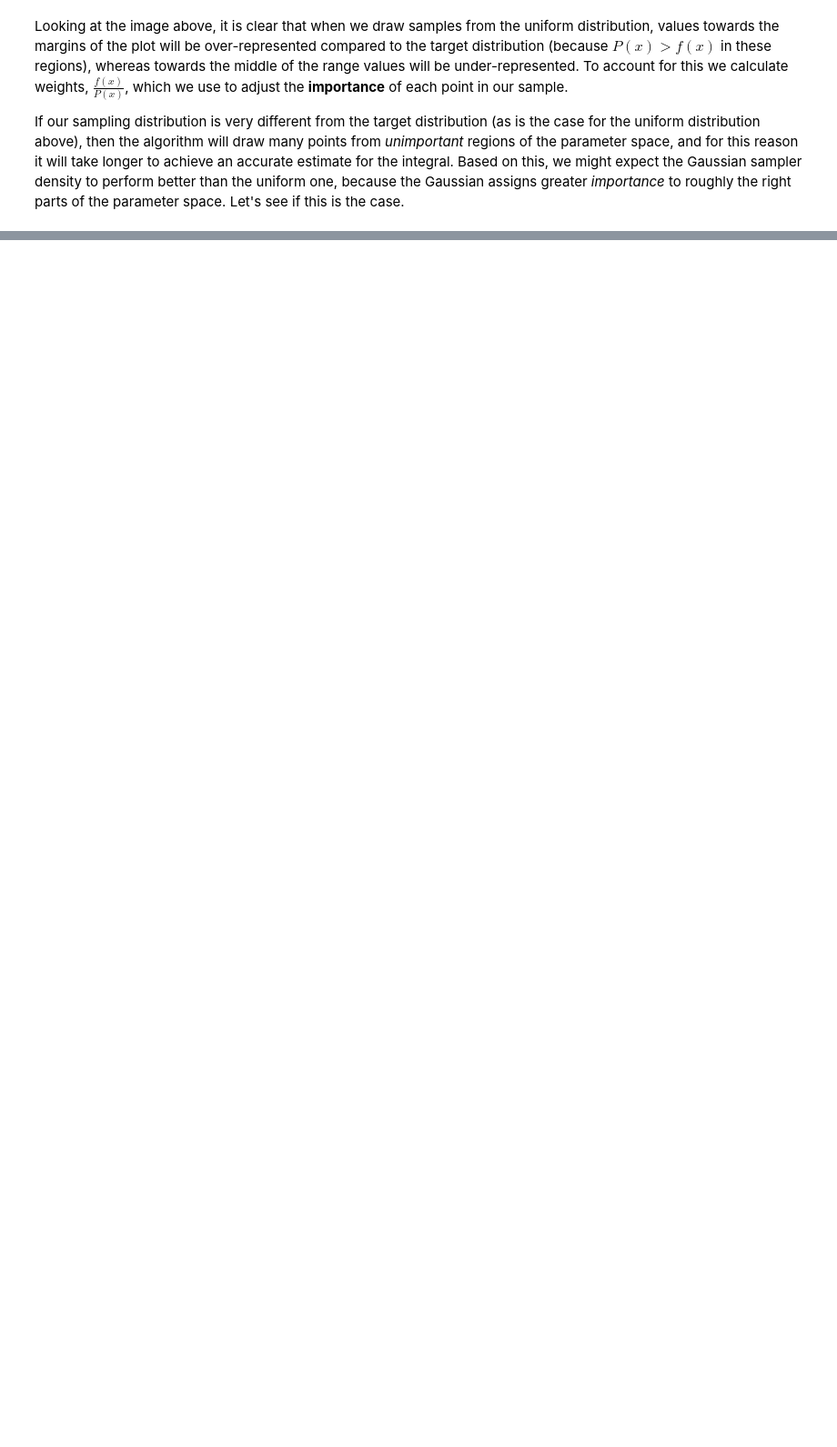
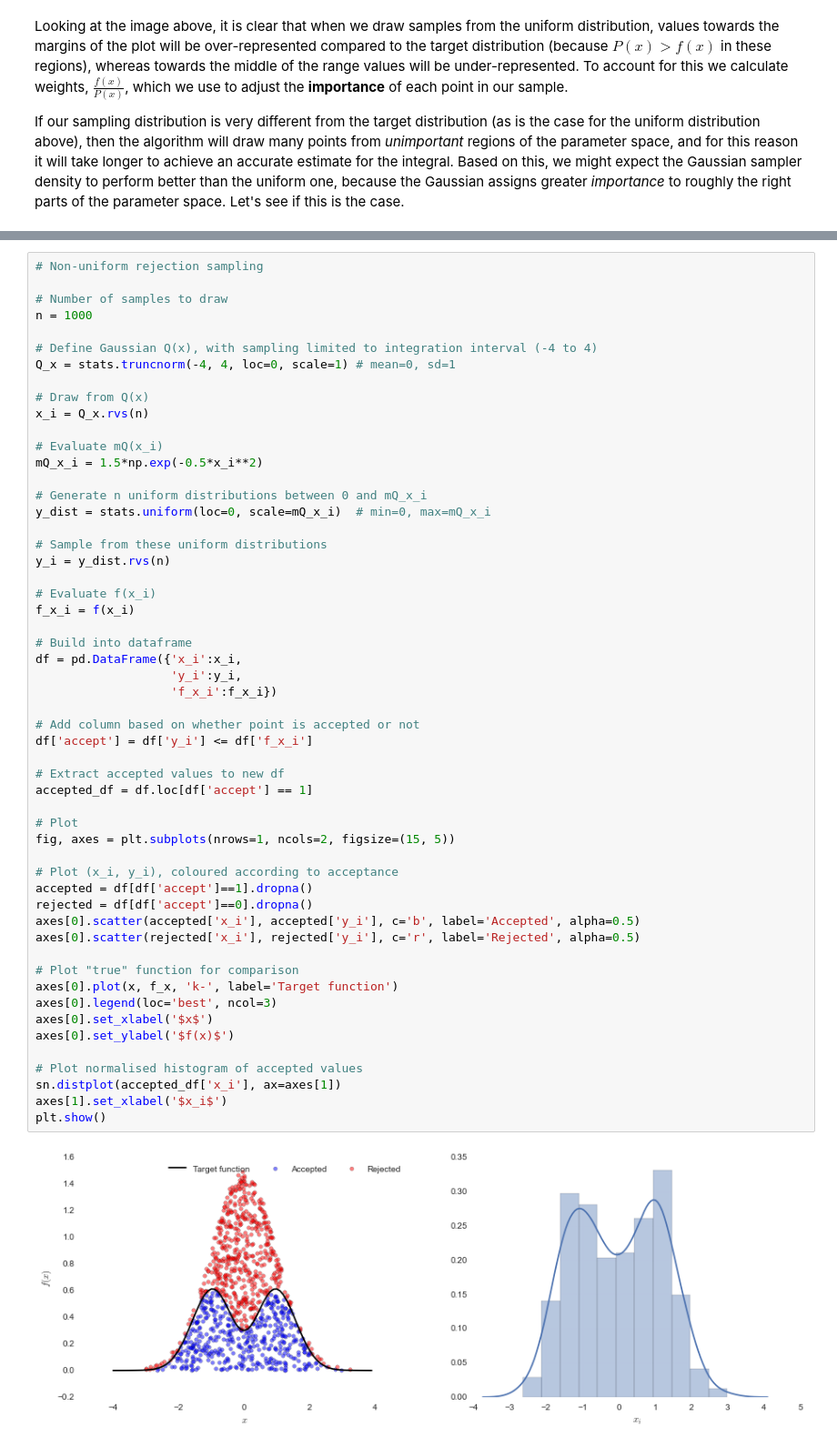
Before and after one commit to JamesSample/enviro_mod_notes, a Jupyter notebook: notebooks/03_Monte_Carlo.ipynb, the cells around one changed output, grey strips where cells are left out. Shown: that part at 91% size. Saved outputs shown, nothing was run; the diff lists cells and outputs as text; blank space fills up the shorter version.

```diff
--- a/notebooks/03_Monte_Carlo.ipynb
+++ b/notebooks/03_Monte_Carlo.ipynb
@@ -306,0 +418,56 @@ Neither methods work well in high D spaces (see MacKay). List some of other diff
+# %%
+# Non-uniform rejection sampling
+
+# Number of samples to draw
+n = 1000
+
+# Define Gaussian Q(x), with sampling limited to integration interval (-4 to 4)
+Q_x = stats.truncnorm(-4, 4, loc=0, scale=1) # mean=0, sd=1
+
+# Draw from Q(x)
+x_i = Q_x.rvs(n)
+
+# Evaluate mQ(x_i)
+mQ_x_i = 1.5*np.exp(-0.5*x_i**2)
+
+# Generate n uniform distributions between 0 and mQ_x_i
+y_dist = stats.uniform(loc=0, scale=mQ_x_i)  # min=0, max=mQ_x_i
+
+# Sample from these uniform distributions
+y_i = y_dist.rvs(n)
+
+# Evaluate f(x_i)
+f_x_i = f(x_i)
+
+# Build into dataframe
+df = pd.DataFrame({'x_i':x_i,
+                   'y_i':y_i,
+                   'f_x_i':f_x_i})
+
+# Add column based on whether point is accepted or not
+df['accept'] = df['y_i'] <= df['f_x_i']
+
+# Extract accepted values to new df
+accepted_df = df.loc[df['accept'] == 1]
+
+# Plot
+fig, axes = plt.subplots(nrows=1, ncols=2, figsize=(15, 5))
+
+# Plot (x_i, y_i), coloured according to acceptance
+accepted = df[df['accept']==1].dropna()
+rejected = df[df['accept']==0].dropna()
+axes[0].scatter(accepted['x_i'], accepted['y_i'], c='b', label='Accepted', alpha=0.5)
+axes[0].scatter(rejected['x_i'], rejected['y_i'], c='r', label='Rejected', alpha=0.5)
+
+# Plot "true" function for comparison
+axes[0].plot(x, f_x, 'k-', label='Target function')
+axes[0].legend(loc='best', ncol=3)
+axes[0].set_xlabel('$x$')
+axes[0].set_ylabel('$f(x)$')
+
+# Plot normalised histogram of accepted values
+sn.distplot(accepted_df['x_i'], ax=axes[1])
+axes[1].set_xlabel('$x_i$')
+plt.show()
+# %% [output]
+[figure, added]
```
Also changed, not shown: parts of 12 cells of this notebook.
